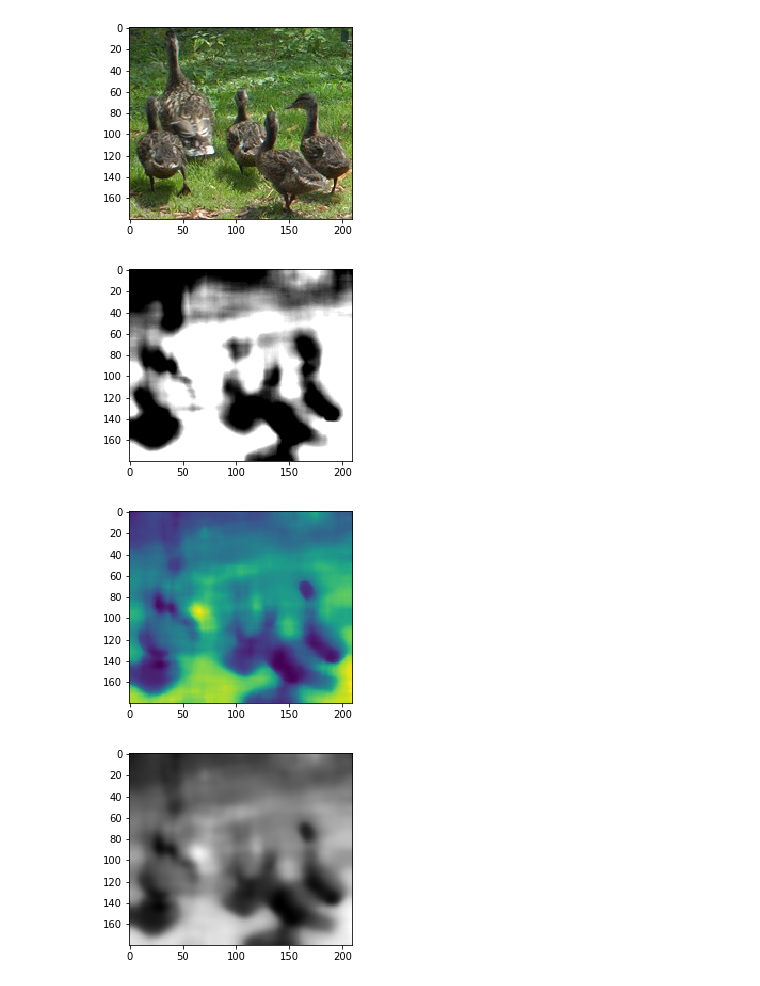
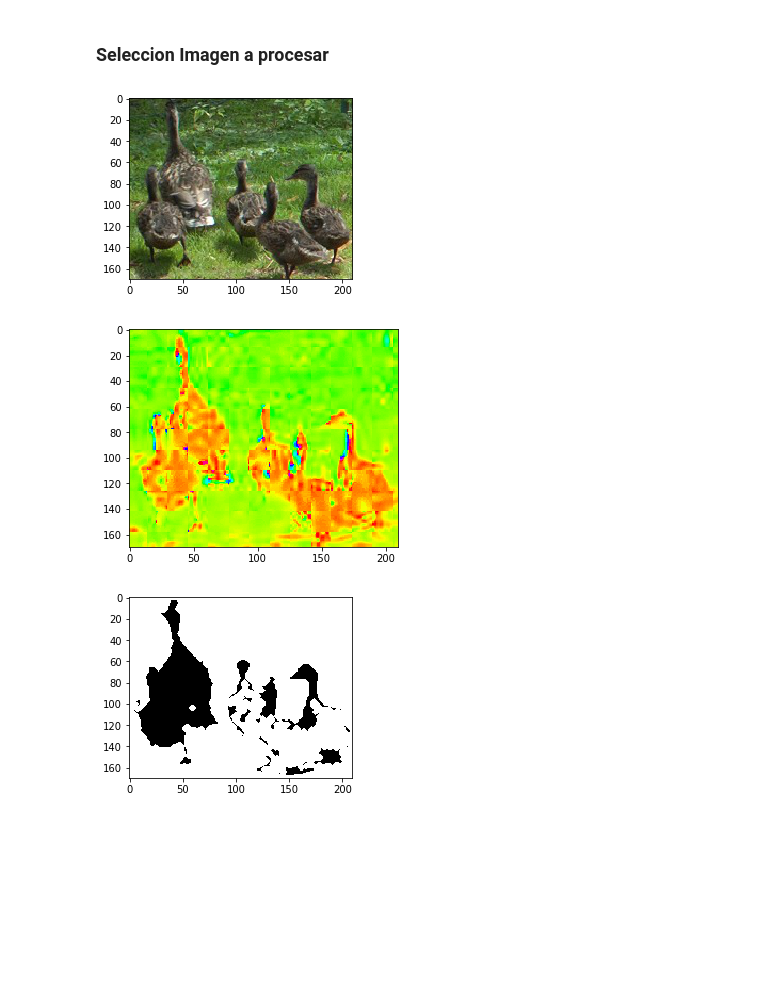
Before and after one commit to miguelalejo/UNIR_actividades, a Jupyter notebook: PercepcionComputacional/SegmentacionPatos.ipynb, the cells around one changed output. Drawn from its saved outputs; the diff is of its cells as text; code cells hidden in the pictures; blank space fills up the shorter version.

```diff
--- a/PercepcionComputacional/SegmentacionPatos.ipynb
+++ b/PercepcionComputacional/SegmentacionPatos.ipynb
@@ -34,15 +23,28 @@ imagen_segmento_color=imagen[miny:maxy,minx:maxx]
-# %%
-import skimage.exposure as skie
-mostrar_imagen(imagen_segmento_color)
-imagen_gray = rgb2gray(image_filtro)
-img_tmp=skie.rescale_intensity(imagen_gray, in_range=(0.25, .35), out_range=(0, 1))
-mostrar_imagen_bn(img_tmp)
-image_m=imagen_gray.copy()
-mostrar_imagen(image_mt)
-imagen_filtro_gaus=gaussian(image_mt,2)
-mostrar_imagen_bn(imagen_filtro_gaus)
-# %% [output]
-[figure, removed]
-[figure, removed]
-[figure, removed]
-[figure, removed]
+# %% [markdown]
+### Seleccion Imagen a procesar
+# %%
+from skimage.segmentation import flood, flood_fill
+import skimage.feature as feature
+minx=370
+maxx=580
+miny=210
+maxy=380
+imagen_segmento_color=imagen[miny:maxy,minx:maxx]
+mostrar_imagen(imagen_segmento_color)
+hsv_img = rgb2hsv(rgb_img)
+hue_img = hsv_img[:, :, 0]
+plt.imshow(hue_img, cmap='hsv')
+med_den = ndimage.median_filter(hue_img, 3)
+duc_sobel = sobel(med_den)
+duck_det = flood_fill(duc_sobel, (135, 150),255, tolerance=0.0155)
+duck_det = ndimage.median_filter(duck_det,3)
+thresh_min = skfilt.threshold_otsu(duck_det)
+binary_du_min = ~(duck_det > thresh_min)
+binary_du_min = morphology.remove_small_objects(binary_du_min,600)
+binary_du_min=morphology.erosion(image=binary_du_min,selem=disk(2))
+binary_du_min=~binary_du_min
+mostrar_imagen_bn(binary_du_min)
+# %% [output]
+[figure, added]
+[figure, added]
+[figure, added]
```
Also changed, not shown: parts of 23 cells of this notebook.
